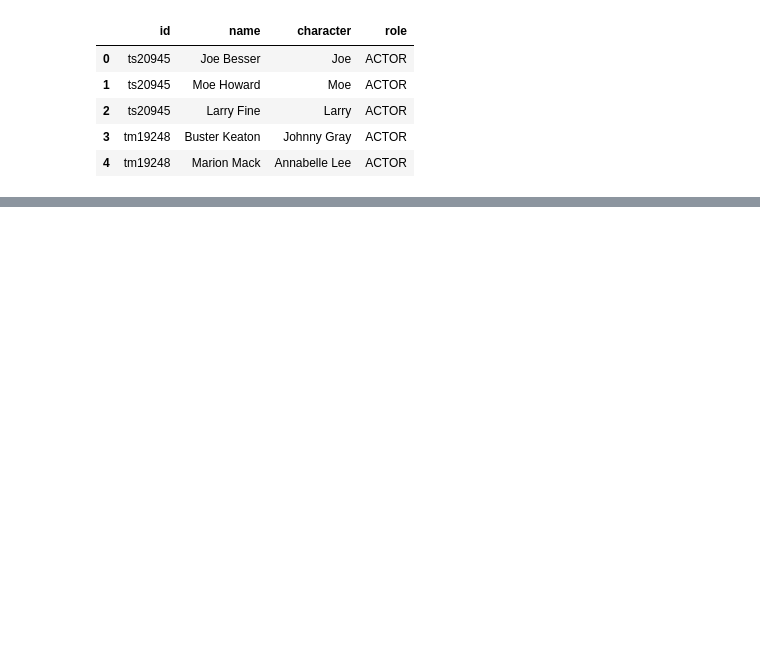
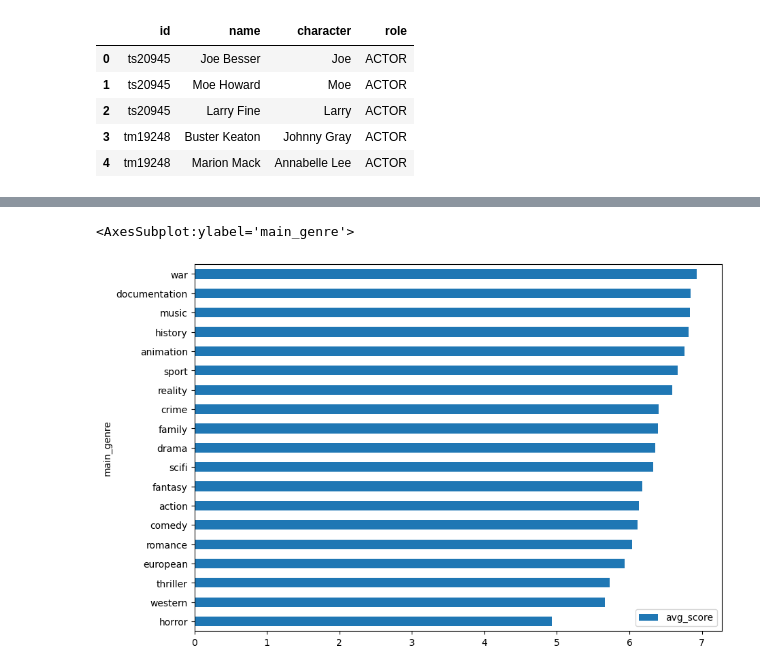
Before and after one commit to quytrungg/Group1_Final_Project_CSC17104, a Jupyter notebook: phase_3_data_analysis/data_analysis.ipynb, the cells around one changed output, grey strips where cells are left out. Cells and saved outputs as stored; diff of their text form; code cells hidden in the pictures; blank space fills up the shorter version.

```diff
--- a/phase_3_data_analysis/data_analysis.ipynb
+++ b/phase_3_data_analysis/data_analysis.ipynb
@@ -57,0 +54,3 @@ df_data
+# %%
+genre_score = df_data[df_data['main_genre']!=''].loc[:, ['main_genre', 'imdb_score', 'tmdb_score']].drop_duplicates().reset_index(drop=True)
+genre_score
@@ -57,0 +71,3 @@ df_data
+# %%
+genre_score['avg_score'] = genre_score.loc[:, ['imdb_score', 'tmdb_score']].mean(axis=1)
+genre_score
@@ -57,0 +88,3 @@ df_data
+# %%
+genre_score_table = pd.pivot_table(genre_score, values='avg_score', index='main_genre', aggfunc=np.mean)
+genre_score_table
@@ -57,0 +110,5 @@ df_data
+# %%
+genre_score_table.sort_values(by='avg_score').plot.barh(figsize=(10, 7))
+# %% [output]
+<AxesSubplot:ylabel='main_genre'>
+[figure, added]
```
Also changed, not shown: parts of 7 cells of this notebook, 3 other files.
